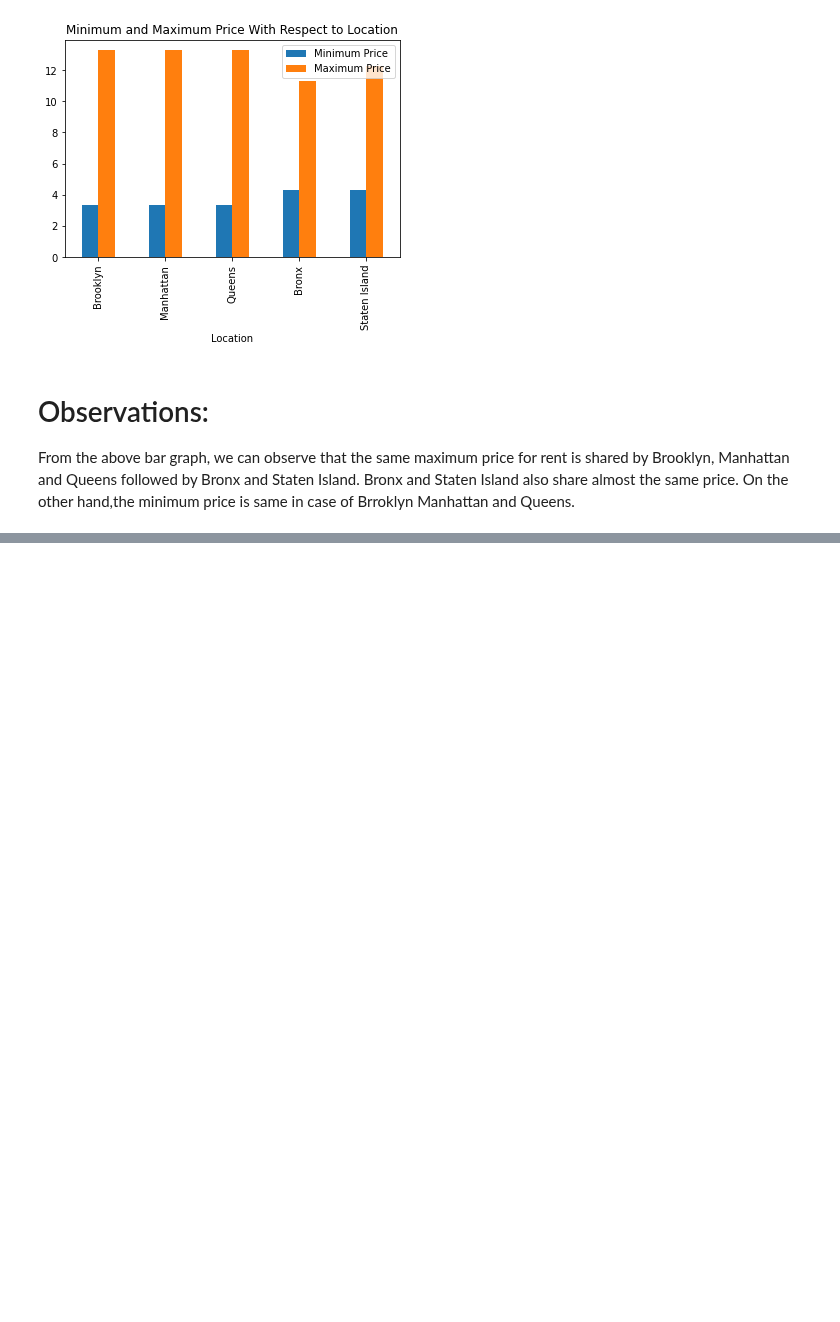
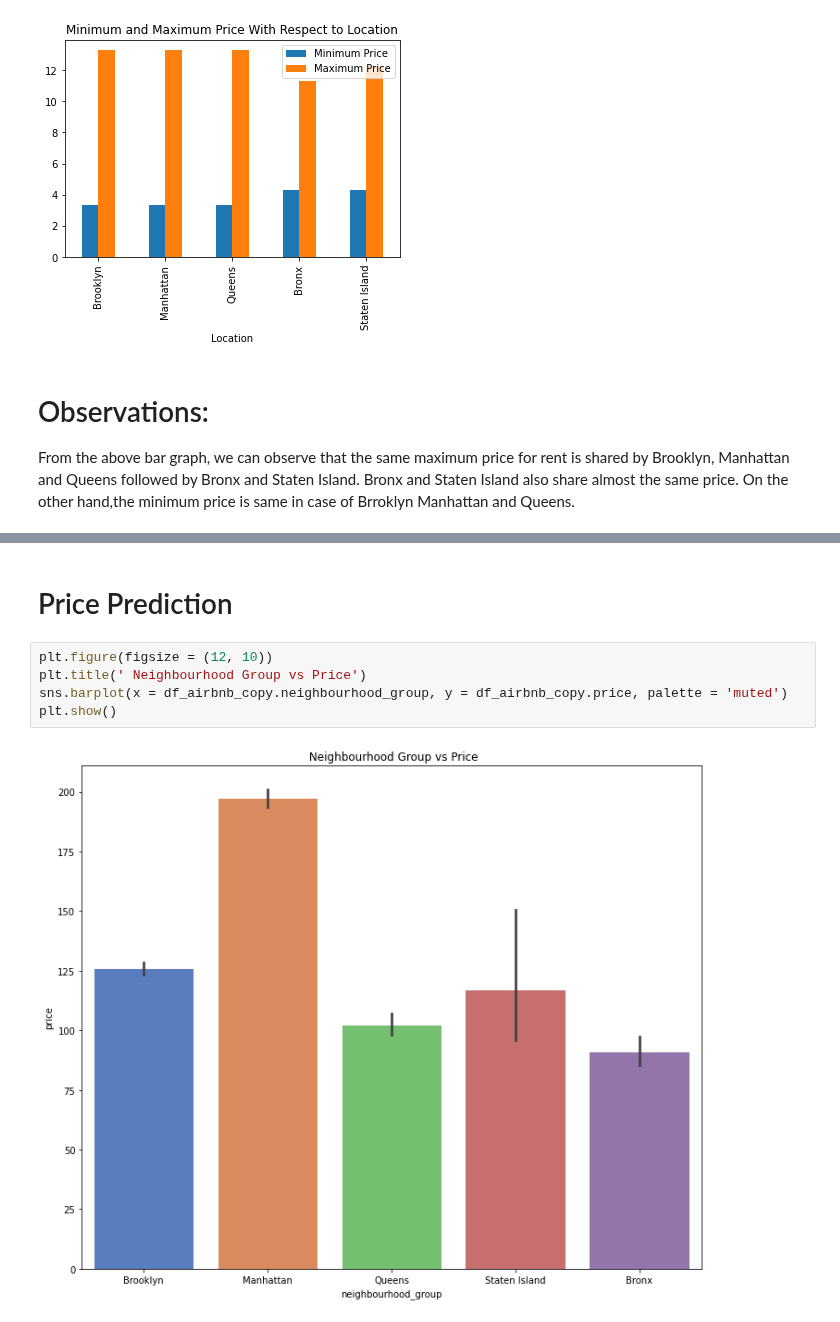
Before and after one commit to saptaksubhra/Airbnb-Bookings-Analysis, a Jupyter notebook: Airbnb_Bookings_Analysis_Capstone_Project.ipynb, the cells around one changed output, grey strips where cells are left out. Cells and saved outputs as stored; diff of their text form; blank space fills up the shorter version.

```diff
--- a/Airbnb_Bookings_Analysis_Capstone_Project.ipynb
+++ b/Airbnb_Bookings_Analysis_Capstone_Project.ipynb
@@ -592,0 +619,9 @@ From the above bar graph, we can observe that the same maximum price for rent is
+# %% [markdown]
+# Price Prediction
+# %%
+plt.figure(figsize = (12, 10))
+plt.title(' Neighbourhood Group vs Price')
+sns.barplot(x = df_airbnb_copy.neighbourhood_group, y = df_airbnb_copy.price, palette = 'muted')
+plt.show()
+# %% [output]
+[figure, added]
```
Also changed, not shown: parts of 20 cells of this notebook.
